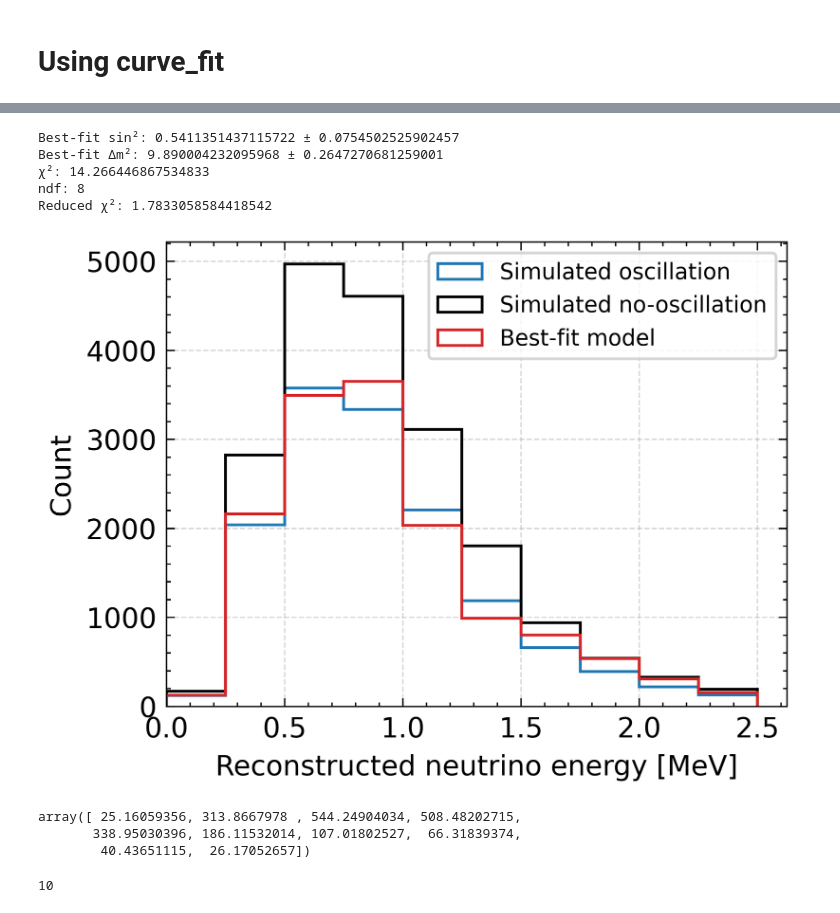
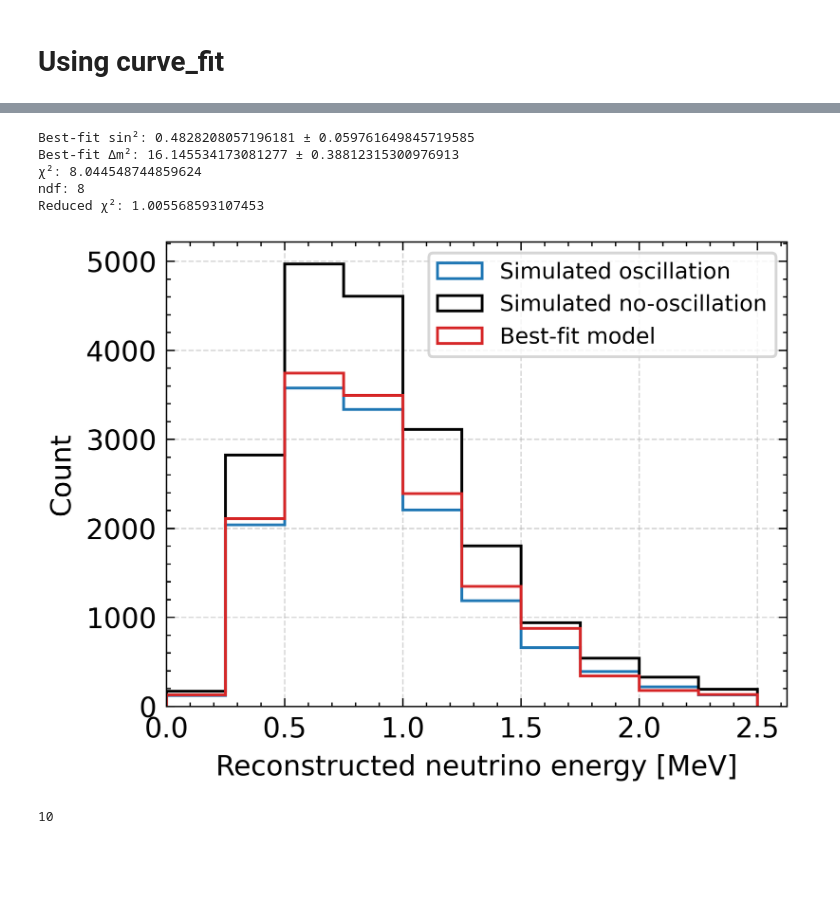
Before and after one commit to wnguyen1312/Neutrino-Oscillation, a Jupyter notebook: notebooks/ML Selection_Linh.ipynb, the cells around one changed output, grey strips where cells are left out. Cells and saved outputs as stored; diff of their text form; code cells hidden in the pictures; blank space fills up the shorter version.

```diff
--- a/notebooks/ML Selection_Linh.ipynb
+++ b/notebooks/ML Selection_Linh.ipynb
@@ -350,9 +351,8 @@ def oscillation_model(_, sin2, dm2):
 # -----------------------------------
 # 4. Perform fit
 # -----------------------------------
-unc = np.sqrt(sigma**2 + no_osc_count[valid]) # add Poisson unc in two datasets in quadrature
-p0 = [0.5, 11]
-popt, pcov = curve_fit(oscillation_model, E_valid, exp_fit, p0=p0, sigma=unc, absolute_sigma=True,
+p0 = [0.4, 14]
+popt, pcov = curve_fit(oscillation_model, E_valid, exp_fit, p0=p0, sigma=sigma, absolute_sigma=True,
                       bounds=([0, 0.1], [1, 1000]))
 sin2_best, dm2_best = popt
 sin2_err, dm2_err = np.sqrt(np.diag(pcov))
@@ -361,7 +361,7 @@ print("Best-fit sin²:", sin2_best, "±", sin2_err)
 print("Best-fit Δm²:", dm2_best, "±", dm2_err)
 best_fit = oscillation_model(E_valid, *popt)
 residual = exp_fit - best_fit
-chi2 = np.sum( (residual/unc)**2 )
+chi2 = np.sum( (residual/sigma)**2 )
 ndf = len(exp_fit) - len(popt)
 print("χ²:", chi2)
 print("ndf:", ndf)
@@ -370,44 +370,38 @@ print("Reduced χ²:", chi2 / ndf)
 # -----------------------------------
 # 5. Plot
 # -----------------------------------
 plt.figure(dpi=600, figsize=(4,3))
 
 ax1 = plt.gca()
 
 ax1.hist(osc_energy, bins=E_bin, weights=osc_weight, color='tab:blue',
          label='Simulated oscillation', histtype='step')
 ax1.hist(no_osc_energy, bins=E_bin, weights=no_osc_weight, color='black',
          label='Simulated no-oscillation', histtype='step')
 ax1.hist(no_osc_energy, bins=E_bin, weights=no_osc_weight*calculate_prob(popt[0],popt[1], 0.47, no_osc_energy),
          color='tab:red', label='Best-fit model', histtype='step')
 
 
 ax1.set_xlabel('Reconstructed neutrino energy [MeV]')
 ax1.set_ylabel('Count')
 ax1.legend()
 ax1.set_ylim(0, None)
 ax1.set_xlim(0, None)
 
 ax1.set_xlabel('Reconstructed neutrino energy [MeV]')
 ax1.set_ylabel('Count')
 ax1.legend(fontsize=8, frameon=True)
 ax1.grid(alpha=0.5, linestyle='--')
 
 plt.tight_layout()
 plt.show()
 # %% [output]
-Best-fit sin²: 0.5411351437115722 ± 0.0754502525902457
-Best-fit Δm²: 9.890004232095968 ± 0.2647270681259001
-χ²: 14.266446867534833
+Best-fit sin²: 0.4828208057196181 ± 0.059761649845719585
+Best-fit Δm²: 16.145534173081277 ± 0.38812315300976913
+χ²: 8.044548744859624
 ndf: 8
-Reduced χ²: 1.7833058584418542
+Reduced χ²: 1.005568593107453
-[figure, old version]
+[figure, new version]
-# %%
-unc
-# %% [output]
-array([ 25.16059356, 313.8667978 , 544.24904034, 508.48202715,
-       338.95030396, 186.11532014, 107.01802527,  66.31839374,
-        40.43651115,  26.17052657])
 # %%
 len(exp_fit)
 # %% [output]
```
Also changed, not shown: parts of 13 cells of this notebook.
